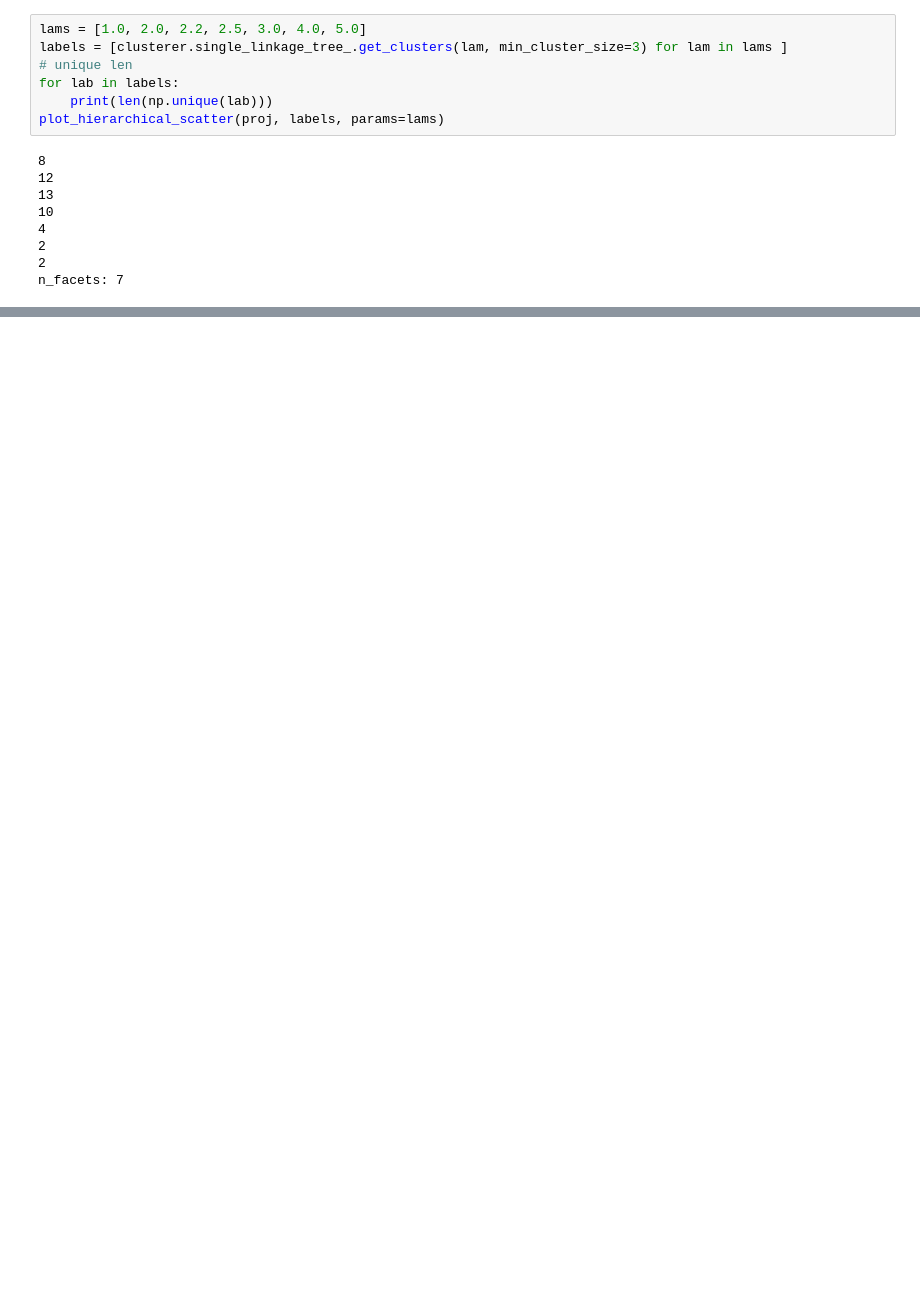
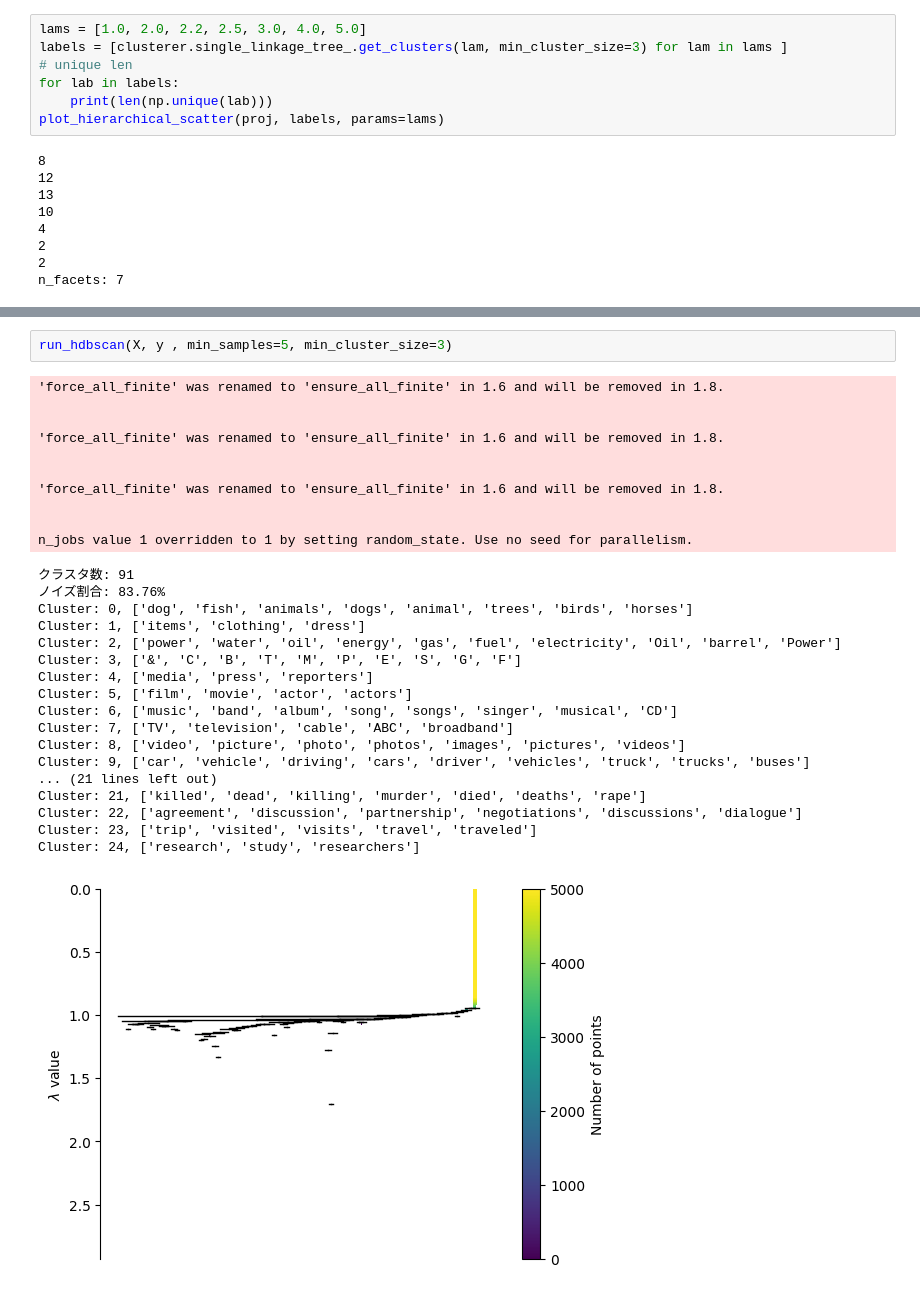
Before and after one commit to wbcat001/DRZoom, a Jupyter notebook: src/experiments/17_HDBSCAN/visalization.ipynb, the cells around one changed output, grey strips where cells are left out. Drawn from its saved outputs; the diff is of its cells as text; blank space fills up the shorter version.

```diff
--- a/src/experiments/17_HDBSCAN/visalization.ipynb
+++ b/src/experiments/17_HDBSCAN/visalization.ipynb
@@ -604,0 +715,31 @@ X, y = load_mnist(5000)
+# %%
+run_hdbscan(X, y , min_samples=5, min_cluster_size=3)
+# %% [output]
+'force_all_finite' was renamed to 'ensure_all_finite' in 1.6 and will be removed in 1.8.
+
+
+'force_all_finite' was renamed to 'ensure_all_finite' in 1.6 and will be removed in 1.8.
+
+
+'force_all_finite' was renamed to 'ensure_all_finite' in 1.6 and will be removed in 1.8.
+
+
+n_jobs value 1 overridden to 1 by setting random_state. Use no seed for parallelism.
+クラスタ数: 91
+ノイズ割合: 83.76%
+Cluster: 0, ['dog', 'fish', 'animals', 'dogs', 'animal', 'trees', 'birds', 'horses']
+Cluster: 1, ['items', 'clothing', 'dress']
+Cluster: 2, ['power', 'water', 'oil', 'energy', 'gas', 'fuel', 'electricity', 'Oil', 'barrel', 'Power']
+Cluster: 3, ['&', 'C', 'B', 'T', 'M', 'P', 'E', 'S', 'G', 'F']
+Cluster: 4, ['media', 'press', 'reporters']
+Cluster: 5, ['film', 'movie', 'actor', 'actors']
+Cluster: 6, ['music', 'band', 'album', 'song', 'songs', 'singer', 'musical', 'CD']
+Cluster: 7, ['TV', 'television', 'cable', 'ABC', 'broadband']
+Cluster: 8, ['video', 'picture', 'photo', 'photos', 'images', 'pictures', 'videos']
+Cluster: 9, ['car', 'vehicle', 'driving', 'cars', 'driver', 'vehicles', 'truck', 'trucks', 'buses']
+... (21 lines left out)
+Cluster: 21, ['killed', 'dead', 'killing', 'murder', 'died', 'deaths', 'rape']
+Cluster: 22, ['agreement', 'discussion', 'partnership', 'negotiations', 'discussions', 'dialogue']
+Cluster: 23, ['trip', 'visited', 'visits', 'travel', 'traveled']
+Cluster: 24, ['research', 'study', 'researchers']
+[figure, added]
```
Also changed, not shown: parts of 12 cells of this notebook, 20 other files.
